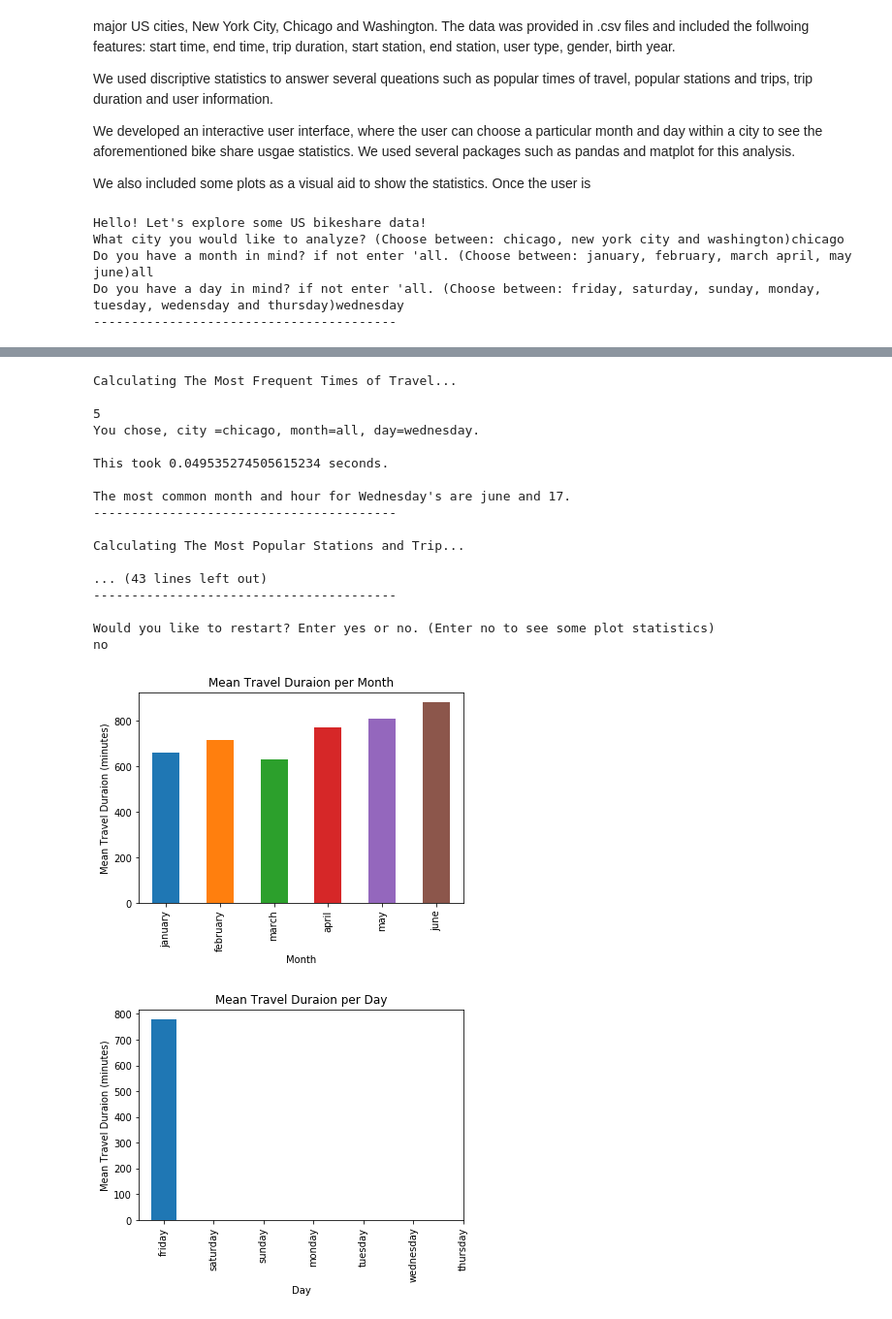
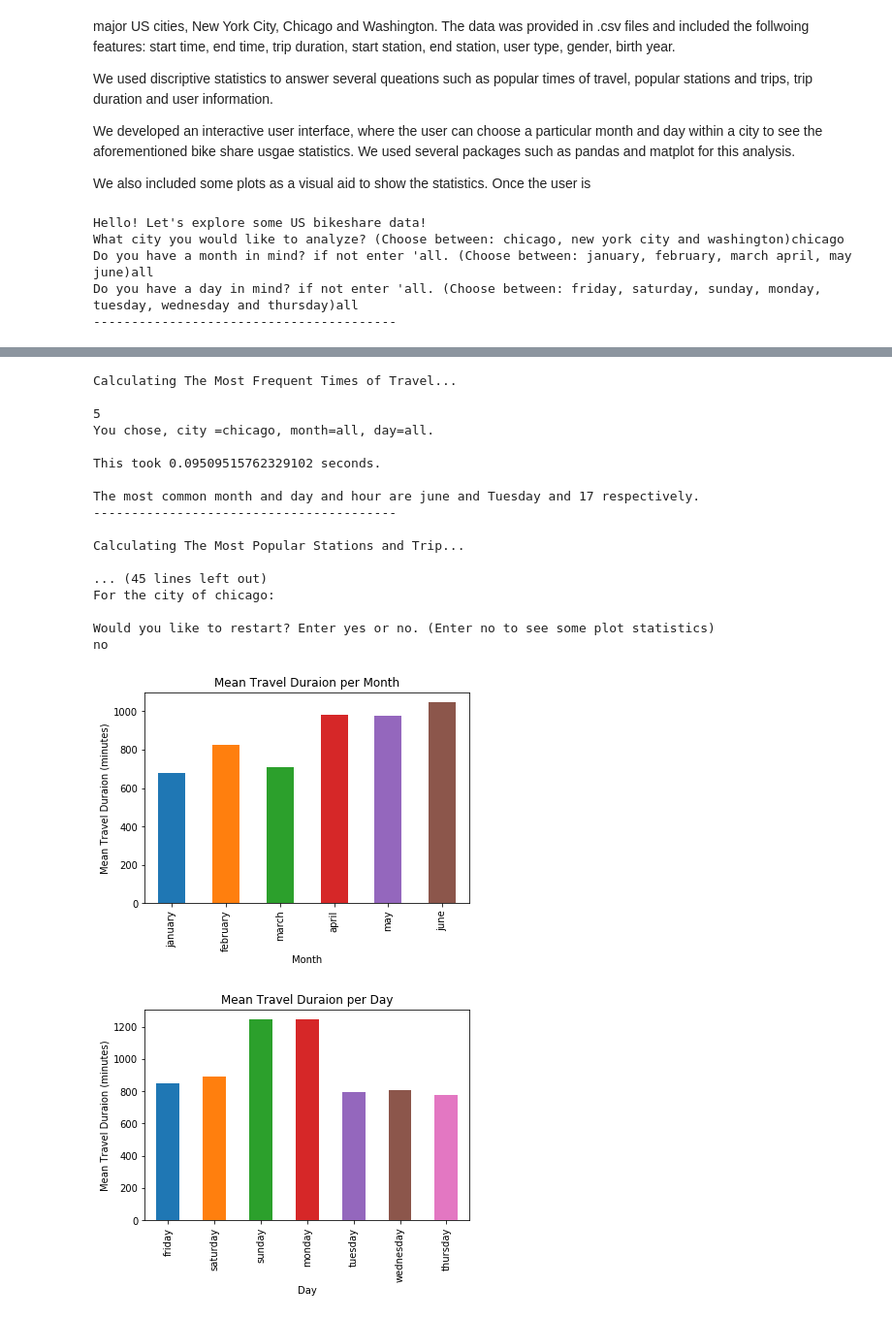
Before and after one commit to Zahra-Karbaschi/US-Bikeshare-Data, a Jupyter notebook: bickshare.ipynb, the cells around one changed output, grey strips where cells are left out. Shown at 97% size. Cells and saved outputs as stored; diff of their text form; code cells hidden in the pictures.

```diff
--- a/bickshare.ipynb
+++ b/bickshare.ipynb
@@ -54,9 +54,9 @@ def get_filters():
         month = input()
 
     # get user input for day of week (all, monday, tuesday, ... sunday)
-    day = input("Do you have a day in mind? if not enter 'all. (Choose between: friday, saturday, sunday, monday, tuesday, wedensday and thursday)")
+    day = input("Do you have a day in mind? if not enter 'all. (Choose between: friday, saturday, sunday, monday, tuesday, wednesday and thursday)")
     while day not in days:
-        print('Please enter one of the following days: friday, saturday, sunday, monday, tuesday, wedensday and thursday')
+        print('Please enter one of the following days: friday, saturday, sunday, monday, tuesday, wednesday and thursday')
         day = input()
 
     print('-'*40)
@@ -201,6 +201,7 @@ def user_stats(df):
 def plot_stat(df,city,month,day):
 
     if month == 'all':
+        print("For the city of "+city + ":")
         plt.figure()
         month_usage = df.groupby(['month'])['Trip Duration'].mean()
         month_usage.plot(y='trip duration', kind = 'bar',label = "first plot")
@@ -248,6 +249,6 @@ if __name__ == "__main__":
 Hello! Let's explore some US bikeshare data!
 What city you would like to analyze? (Choose between: chicago, new york city and washington)chicago
 Do you have a month in mind? if not enter 'all. (Choose between: january, february, march april, may june)all
-Do you have a day in mind? if not enter 'all. (Choose between: friday, saturday, sunday, monday, tuesday, wedensday and thursday)wednesday
+Do you have a day in mind? if not enter 'all. (Choose between: friday, saturday, sunday, monday, tuesday, wednesday and thursday)all
 ----------------------------------------
 |  | Unnamed: 0 | Start Time | End Time | Trip Duration | Start Station | End Station | User Type | Gender | ... |
@@ -259,19 +260,19 @@ Do you have a day in mind? if not enter 'all. (Choose between: friday, saturday,
 Calculating The Most Frequent Times of Travel...
 
 5
-You chose, city =chicago, month=all, day=wednesday.
+You chose, city =chicago, month=all, day=all.
 
-This took 0.049535274505615234 seconds.
+This took 0.09509515762329102 seconds.
 
-The most common month and hour for Wednesday's are june and 17.
+The most common month and day and hour are june and Tuesday and 17 respectively.
 ----------------------------------------
 
 Calculating The Most Popular Stations and Trip...
 
-... (43 lines left out)
-----------------------------------------
+... (45 lines left out)
+For the city of chicago:
 
 Would you like to restart? Enter yes or no. (Enter no to see some plot statistics)
 no
-[figure, old version]
+[figure, new version]
-[figure, old version]
+[figure, new version]
```
Also changed, not shown: parts of 1 cell of this notebook.
